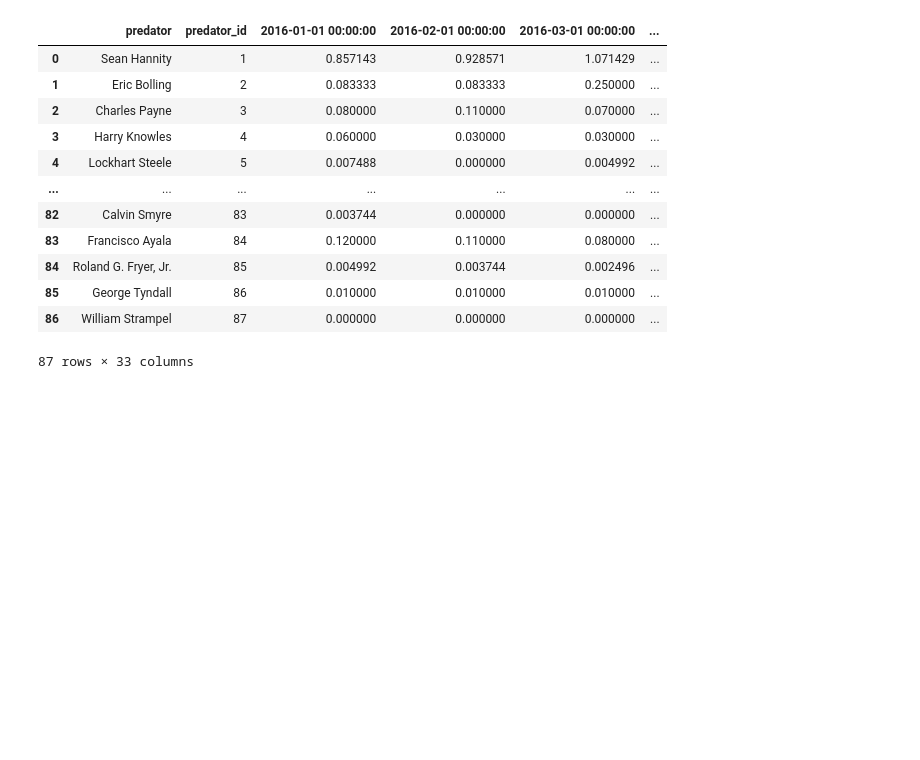
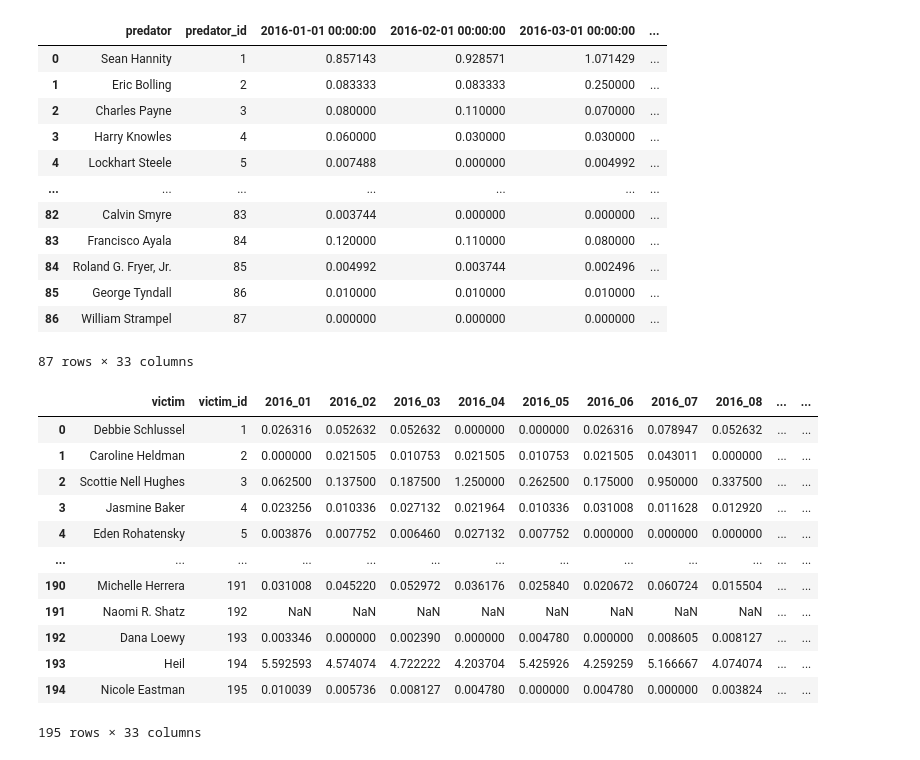
Before and after one commit to githubjacky/notorious, a Jupyter notebook: notebooks/rerun_ri_rj.ipynb, the cells around one changed output. Drawn from its saved outputs; the diff is of its cells as text; code cells hidden in the pictures; blank space fills up the shorter version.

Commit message:
add adjust ait utility function in src.data.utils

```diff
--- a/notebooks/inspect_outlier.ipynb
+++ b/notebooks/rerun_ri_rj.ipynb
@@ -54,3 +56,26 @@ pd.read_excel('data/raw/victim_list_01252023.xlsx', sheet_name="Ri")
 | 85 | George Tyndall | 86 | 0.010000 | 0.010000 | 0.010000 | ... |
 | 86 | William Strampel | 87 | 0.000000 | 0.000000 | 0.000000 | ... |
 87 rows × 33 columns
+# %%
+df_victim_sum = merge_all_gtab_res(
+    input_dir = 'data/gtab_res/victim/original/',
+    output_data_path = 'data/processed/victim_list_01252023.xlsx',
+    adjust_method = 'sum',
+    write = True
+)
+
+df_victim_sum
+# %% [output]
+|  | victim | victim_id | 2016_01 | 2016_02 | 2016_03 | 2016_04 | 2016_05 | 2016_06 | 2016_07 | 2016_08 | ... | ... |
+| 0 | Debbie Schlussel | 1 | 0.026316 | 0.052632 | 0.052632 | 0.000000 | 0.000000 | 0.026316 | 0.078947 | 0.052632 | ... | ... |
+| 1 | Caroline Heldman | 2 | 0.000000 | 0.021505 | 0.010753 | 0.021505 | 0.010753 | 0.021505 | 0.043011 | 0.000000 | ... | ... |
+| 2 | Scottie Nell Hughes | 3 | 0.062500 | 0.137500 | 0.187500 | 1.250000 | 0.262500 | 0.175000 | 0.950000 | 0.337500 | ... | ... |
+| 3 | Jasmine Baker | 4 | 0.023256 | 0.010336 | 0.027132 | 0.021964 | 0.010336 | 0.031008 | 0.011628 | 0.012920 | ... | ... |
+| 4 | Eden Rohatensky | 5 | 0.003876 | 0.007752 | 0.006460 | 0.027132 | 0.007752 | 0.000000 | 0.000000 | 0.000000 | ... | ... |
+| ... | ... | ... | ... | ... | ... | ... | ... | ... | ... | ... | ... | ... |
+| 190 | Michelle Herrera | 191 | 0.031008 | 0.045220 | 0.052972 | 0.036176 | 0.025840 | 0.020672 | 0.060724 | 0.015504 | ... | ... |
+| 191 | Naomi R. Shatz | 192 | NaN | NaN | NaN | NaN | NaN | NaN | NaN | NaN | ... | ... |
+| 192 | Dana Loewy | 193 | 0.003346 | 0.000000 | 0.002390 | 0.000000 | 0.004780 | 0.000000 | 0.008605 | 0.008127 | ... | ... |
+| 193 | Heil | 194 | 5.592593 | 4.574074 | 4.722222 | 4.203704 | 5.425926 | 4.259259 | 5.166667 | 4.074074 | ... | ... |
+| 194 | Nicole Eastman | 195 | 0.010039 | 0.005736 | 0.008127 | 0.004780 | 0.000000 | 0.004780 | 0.000000 | 0.003824 | ... | ... |
+195 rows × 33 columns
```
Also changed, not shown: parts of 6 cells of this notebook, 7 other files.
